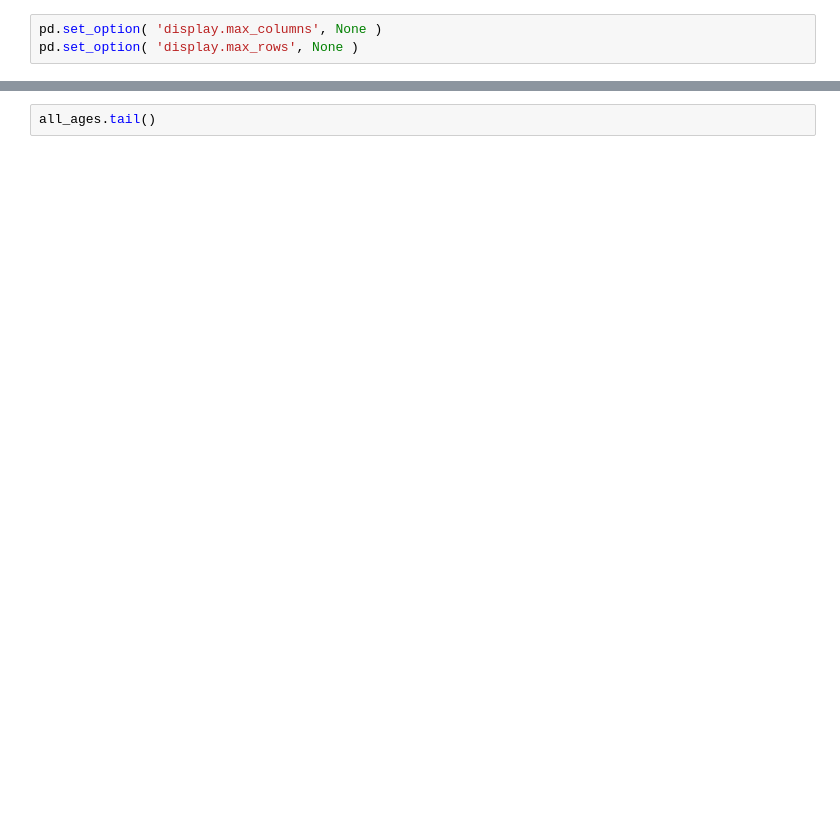
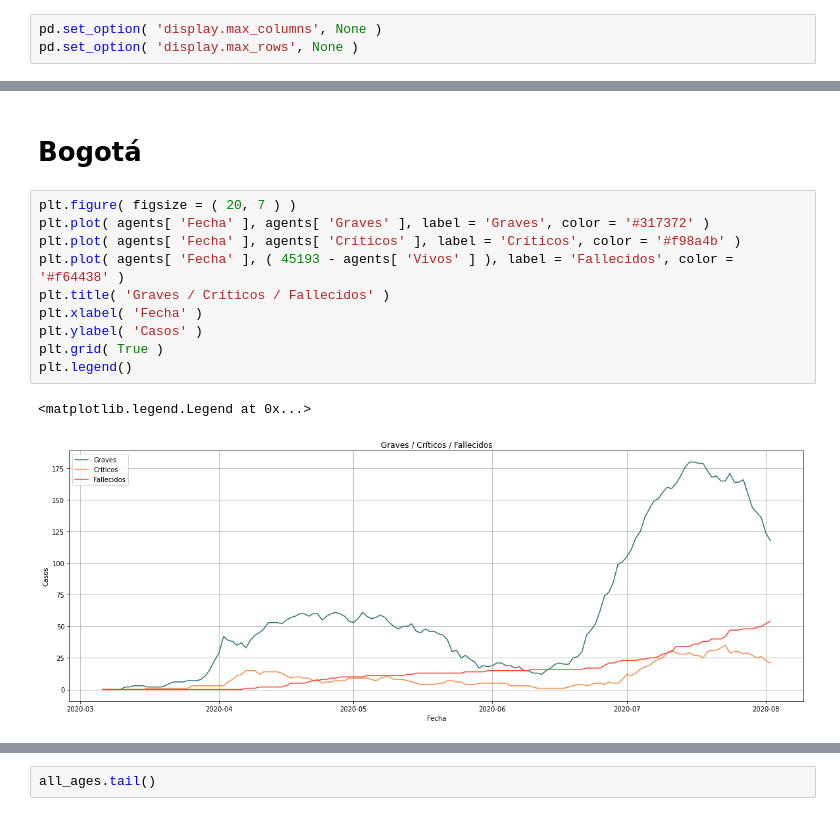
Before and after one commit to andrespd1/siscovid, a Jupyter notebook: Agents.ipynb, the cells around one changed output, grey strips where cells are left out. Drawn from its saved outputs; the diff is of its cells as text; blank space fills up the shorter version.

```diff
--- a/Agents.ipynb
+++ b/Agents.ipynb
@@ -63,0 +95,15 @@ agents.tail( 5 )
+# %% [markdown]
+# Bogotá
+# %%
+plt.figure( figsize = ( 20, 7 ) )
+plt.plot( agents[ 'Fecha' ], agents[ 'Graves' ], label = 'Graves', color = '#317372' )
+plt.plot( agents[ 'Fecha' ], agents[ 'Críticos' ], label = 'Críticos', color = '#f98a4b' )
+plt.plot( agents[ 'Fecha' ], ( 45193 - agents[ 'Vivos' ] ), label = 'Fallecidos', color = '#f64438' )
+plt.title( 'Graves / Críticos / Fallecidos' )
+plt.xlabel( 'Fecha' )
+plt.ylabel( 'Casos' )
+plt.grid( True )
+plt.legend()
+# %% [output]
+<matplotlib.legend.Legend at 0x...>
+[figure, added]
```
Also changed, not shown: parts of 50 cells of this notebook, 29 other files.
